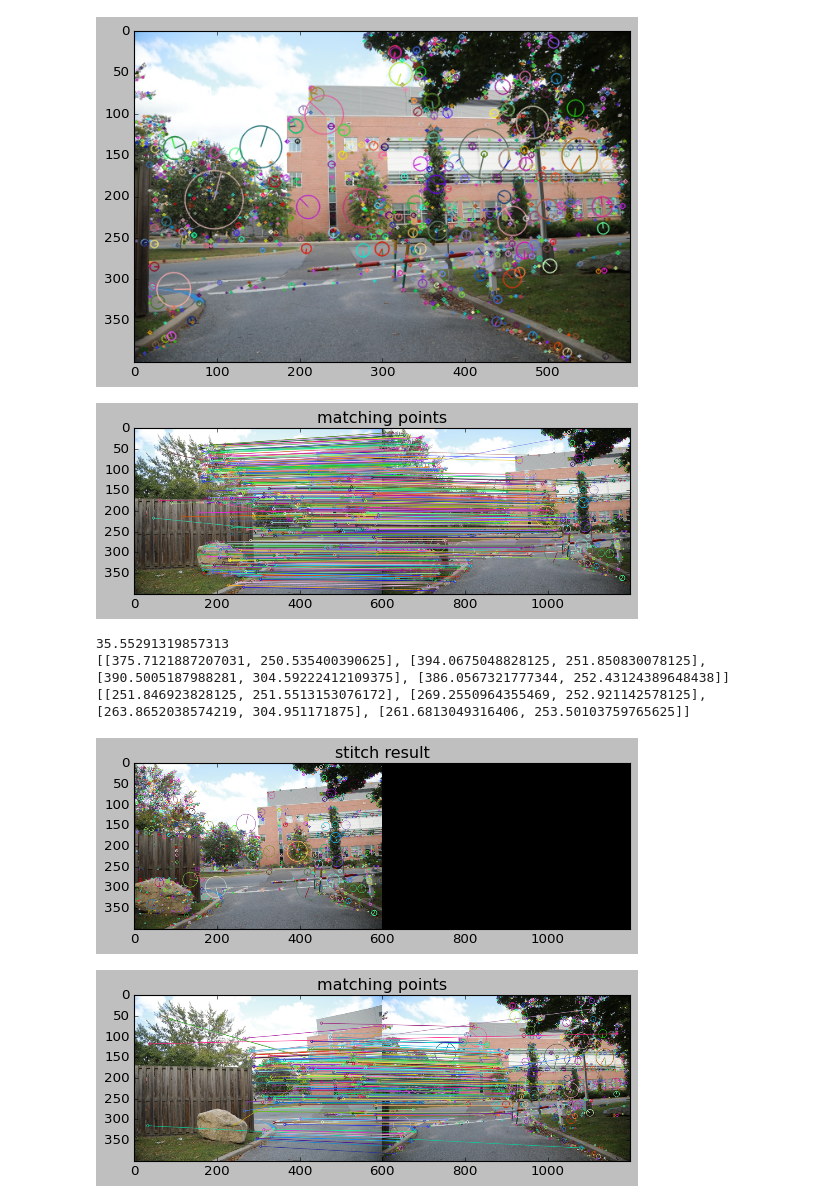
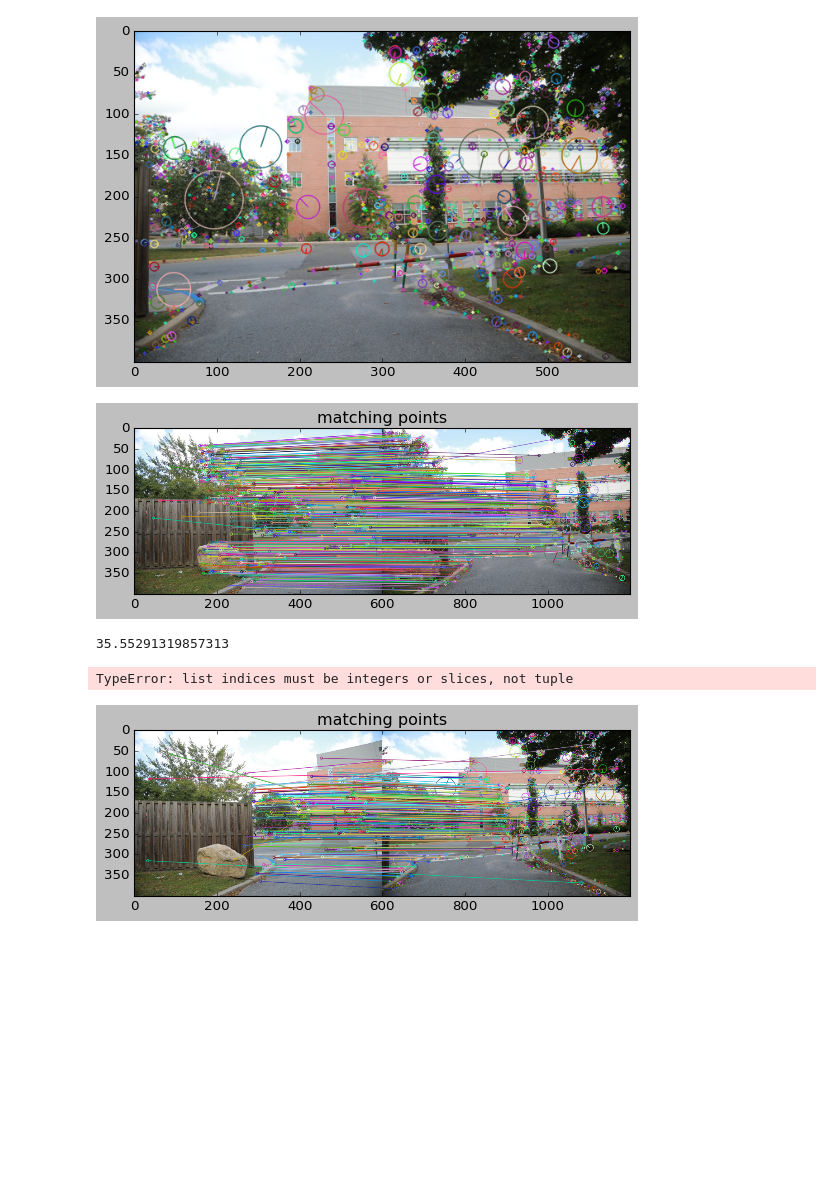
Before and after one commit to TahaTabatabaei/computer-vision, a Jupyter notebook: hw7/main.ipynb, the cells around one changed output. Drawn from its saved outputs; the diff is of its cells as text; code cells hidden in the pictures; blank space fills up the shorter version.

```diff
--- a/hw7/main.ipynb
+++ b/hw7/main.ipynb
@@ -63,35 +63,34 @@ plt.imshow(img)
 # %%
 # find similar interest points of sl and sm
 good_matches , matches1to2 , mGoodTuple = BruteForceMatcher(sl_desc,sm_desc)
+
+
+matches = []
+for pair in good_matches:
+    # print(type(pair) , type(sl_kp))
+    matches.append(list(sl_kp[pair.queryIdx].pt + sm_kp[pair.trainIdx].pt))
 
 # match similar interest points of sl and sm, show them on image
 sl_sm = cv2.drawMatchesKnn(sl,sl_kp,sm,sm_kp,matches1to2,None,flags=cv2.DrawMatchesFlags_NOT_DRAW_SINGLE_POINTS)
 plt.imshow(sl_sm)
 plt.title('matching points')
 plt.show()
 
 # compute similarity percent of sl and sm
 print(howSimilar(sl_kp,sm_kp,good_matches))
 
-pts_left , pts_right = stitch(good_matches,sl_kp,sm_kp,sl,sm)
-M = homography(mGoodTuple, pts_left, pts_right)
+inliers, H = ransac(matches, 0.5, 2000)
 
-# if the match is None, then there aren't enough matched
-# keypoints to create a panorama
-if M is not None:
-    (H , status) = M
-    # return None
 
-    result = st(sl,sm,H)
-    plt.imshow(result)
-    plt.title('stitch result')
-    plt.show()
+
+plt.imshow(stitch_img(sl, sm, H))
+# plt.imshow(result)
+plt.title('stitch result')
+plt.show()
 # %% [output]
-[figure, old version]
+[figure, new version]
 35.55291319857313
-[[375.7121887207031, 250.535400390625], [394.0675048828125, 251.850830078125], [390.5005187988281, 304.59222412109375], [386.0567321777344, 252.43124389648438]]
-[[251.846923828125, 251.5513153076172], [269.2550964355469, 252.921142578125], [263.8652038574219, 304.951171875], [261.6813049316406, 253.50103759765625]]
-[figure, removed]
+TypeError: list indices must be integers or slices, not tuple
 # %%
 # find similar interest points of sl and sr
 good_matches , matches1to2 , mGoodTuple = BruteForceMatcher(sl_desc,sr_desc)
```
Also changed, not shown: 1 other file.
